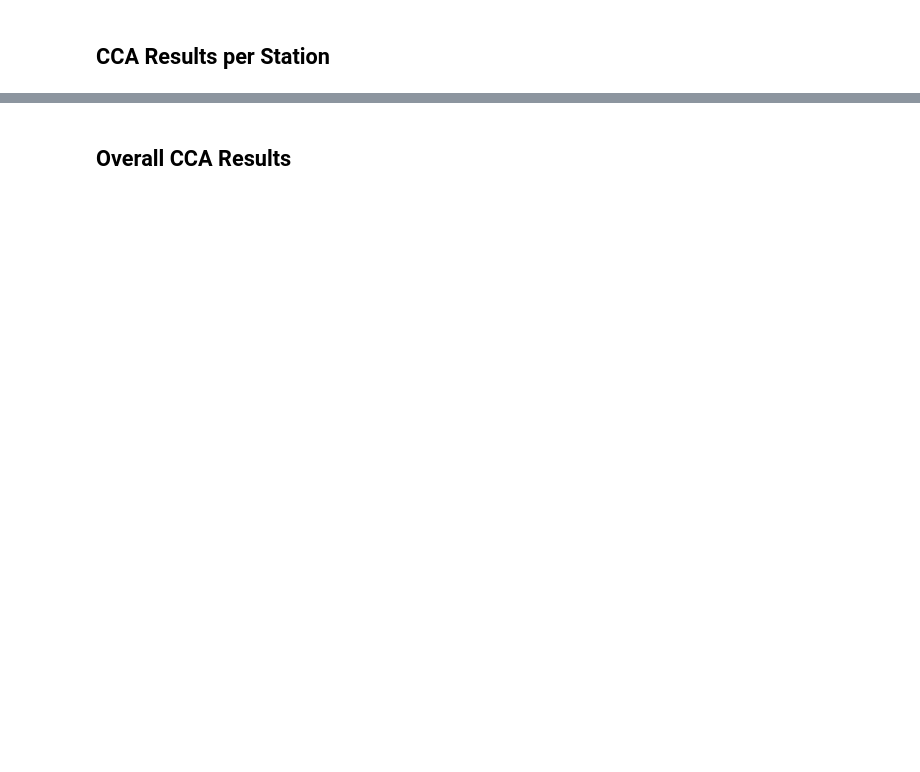
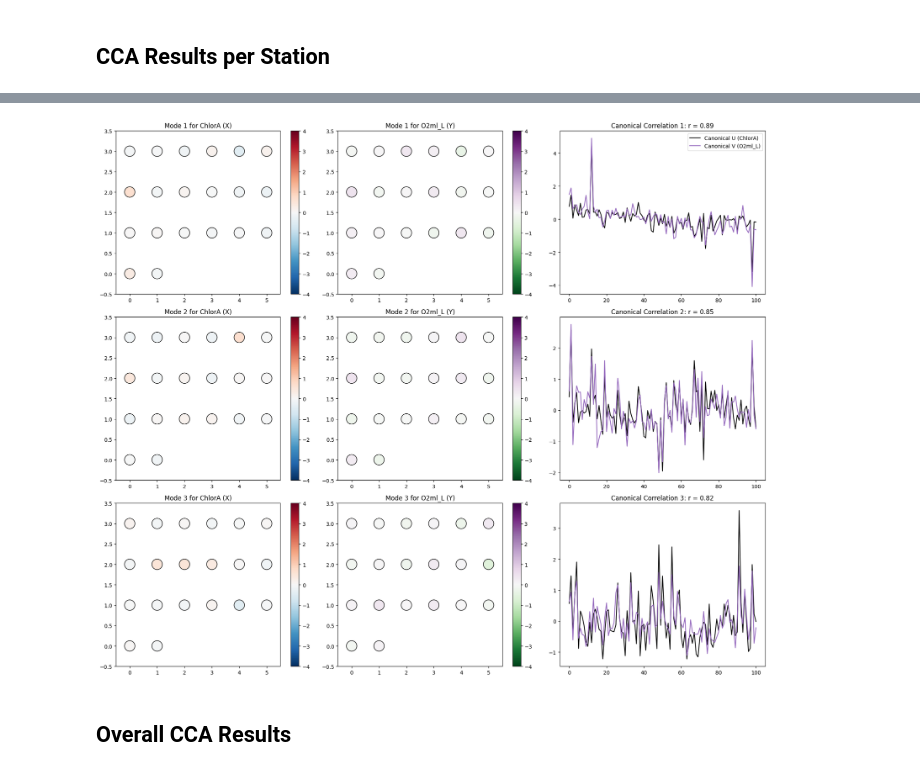
Before and after one commit to Drums180/Geoscientific_Analysis_Project, a Jupyter notebook: cca.ipynb, the cells around one changed output, grey strips where cells are left out. Drawn from its saved outputs; the diff is of its cells as text; code cells hidden in the pictures; blank space fills up the shorter version.

```diff
--- a/cca.ipynb
+++ b/cca.ipynb
@@ -296,16 +349,19 @@ threshold = 40  # 40% missing values
 stations_to_keep_cal = cal_data_missing[cal_data_missing <= threshold].index
 stations_to_keep_temp = temp_data_missing[temp_data_missing <= threshold].index
 stations_to_keep_depth = depth_data_missing[depth_data_missing <= threshold].index
+stations_to_keep_nutrient = nutrient_data_missing[nutrient_data_missing <= threshold].index
 
 # Filter the pivoted DataFrames to keep only these stations
 cal_data_pivot = cal_data_pivot[stations_to_keep_cal]
 temp_data_pivot = temp_data_pivot[stations_to_keep_temp]
 depth_data_pivot = depth_data_pivot[stations_to_keep_depth]
+nutrient_data_pivot = nutrient_data_pivot[stations_to_keep_depth]
 
 # Drop rows with missing values in the remaining data
 cal_data_pivot = cal_data_pivot.dropna()
 temp_data_pivot = temp_data_pivot.dropna()
 depth_data_pivot = depth_data_pivot.dropna()
+nutrient_data_pivot = nutrient_data_pivot.dropna()
 # %%
 cal_data_pivot.tail()
 # %% [output]
@@ -462,3 +517,77 @@ plt.show()
+# %%
+# Align the DataFrames so they have the same index and columns
+common_index = cal_data_pivot.index.intersection(nutrient_data_pivot.index)
+common_columns = cal_data_pivot.columns.intersection(nutrient_data_pivot.columns)
+
+cal_data_aligned = cal_data_pivot.loc[common_index, common_columns]
+nutrient_data_aligned = nutrient_data_pivot.loc[common_index, common_columns]
+
+# Ensure data is aligned and contains no missing values
+cal_data_aligned = cal_data_aligned.dropna()
+nutrient_data_aligned = nutrient_data_aligned.dropna()
+
+# Standardize the data
+scaler_X = StandardScaler()
+scaler_Y = StandardScaler()
+
+X = scaler_X.fit_transform(cal_data_aligned.values)
+Y = scaler_Y.fit_transform(nutrient_data_aligned.values)
+
+# Perform CCA with a suitable number of components
+n_components = min(X.shape[1], Y.shape[1])
+cca = CCA(n_components=n_components)
+U, V = cca.fit_transform(X, Y)
+
+# Prepare to plot up to 6 modes or as many as available
+n_modes = min(3, n_components)
+fig, ax = plt.subplots(n_modes, 3, figsize=(18, 5 * n_modes))
+
+for i in range(n_modes):
+    # Plot X mode vector (A)
+    out = ax[i, 0].scatter(
+        np.arange(X.shape[1]) % 6,  # Set a 4x6 grid layout for the 22 stations
+        3 - np.arange(X.shape[1]) // 6,
+        c=cca.x_weights_[:, i],
+        s=400,  # Adjust the size of the circles as needed
+        cmap="RdBu_r",
+        edgecolors="k",
+        vmin=-4,
+        vmax=4
+    )
+    ax[i, 0].set_ylim(-0.5, 3.5)
+    ax[i, 0].set_xlim(-0.5, 5.5)
+    ax[i, 0].set_title(f"Mode {i+1} for ChlorA (X)")
+    plt.colorbar(out, ax=ax[i, 0])
+
+    # Plot Y mode vector (B)
+    out = ax[i, 1].scatter(
+        np.arange(Y.shape[1]) % 6,
+        3 - np.arange(Y.shape[1]) // 6,
+        c=cca.y_weights_[:, i],
+        s=400,  # Adjust the size of the circles as needed
+        cmap="PRGn_r",
+        edgecolors="k",
+        vmin=-4,
+        vmax=4
+    )
+    ax[i, 1].set_ylim(-0.5, 3.5)
+    ax[i, 1].set_xlim(-0.5, 5.5)
+    ax[i, 1].set_title(f"Mode {i+1} for {nutrient} (Y)")
+    plt.colorbar(out, ax=ax[i, 1])
+
+    # Plot U and V (canonical variables)
+    ax[i, 2].plot(U[:, i], label="Canonical U (ChlorA)", c="k")
+    ax[i, 2].plot(V[:, i], label=f"Canonical V ({nutrient})", c="C4")
+    r = np.corrcoef(U[:, i], V[:, i])[0, 1]
+    ax[i, 2].set_title(f"Canonical Correlation {i+1}: r = {round(r, 2)}")
+
+    if i == 0:
+        ax[i, 2].legend()
+
+plt.tight_layout()
+plt.show()
+# %% [output]
+[figure, added]
 # %% [markdown]
 ## Overall CCA Results
 # %%
```
Also changed, not shown: parts of 10 cells of this notebook.
